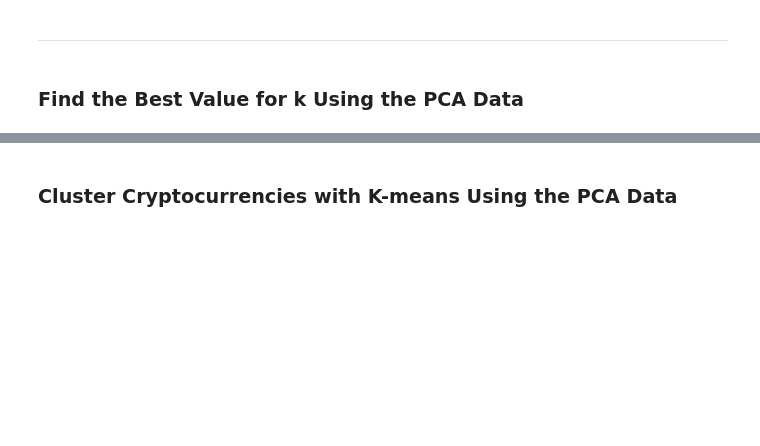
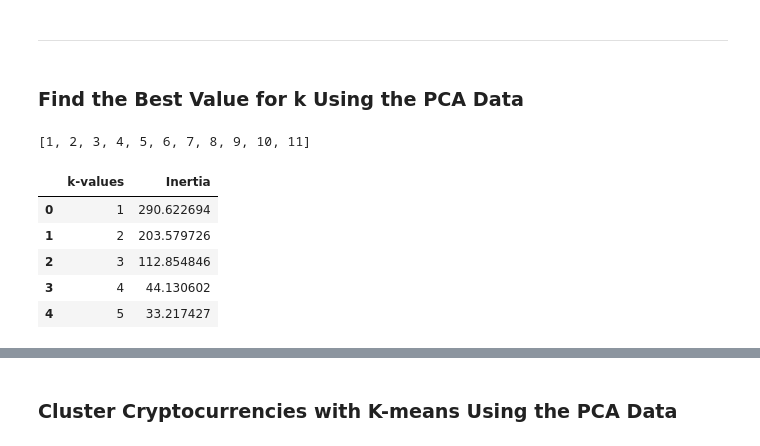
Before and after one commit to jfm0570/CryptoClustering, a Jupyter notebook: Crypto_Clustering.ipynb, the cells around one changed output, grey strips where cells are left out. Cells and saved outputs as stored; diff of their text form; code cells hidden in the pictures; blank space fills up the shorter version.

```diff
--- a/Crypto_Clustering.ipynb
+++ b/Crypto_Clustering.ipynb
@@ -220,5 +262,9 @@ elbow_dataframe.hvplot.line(
 ### Find the Best Value for k Using the PCA Data
 # %%
 # Create a list with the number of k-values from 1 to 11
+k_val2 = list(range(1, 12))
+k_val2 ## using k-val from above
+# %% [output]
+[1, 2, 3, 4, 5, 6, 7, 8, 9, 10, 11]
 # %%
 # Create an empty list to store the inertia values
@@ -232,7 +283,17 @@ elbow_dataframe.hvplot.line(
 # %%
 # Create a dictionary with the data to plot the Elbow curve
+elbow_curve2 = {"k-values": k_val2, "Inertia": inertia_val2}
 
 # Create a DataFrame with the data to plot the Elbow curve
+elbow_dataframe2 = pd.DataFrame(elbow_curve2)
+elbow_dataframe2.head()
+# %% [output]
+|  | k-values | Inertia |
+| 0 | 1 | 290.622694 |
+| 1 | 2 | 203.579726 |
+| 2 | 3 | 112.854846 |
+| 3 | 4 | 44.130602 |
+| 4 | 5 | 33.217427 |
 # %%
 # Plot a line chart with all the inertia values computed with
 # the different values of k to visually identify the optimal value for k.
```
Also changed, not shown: parts of 27 cells of this notebook, 1 other file.
